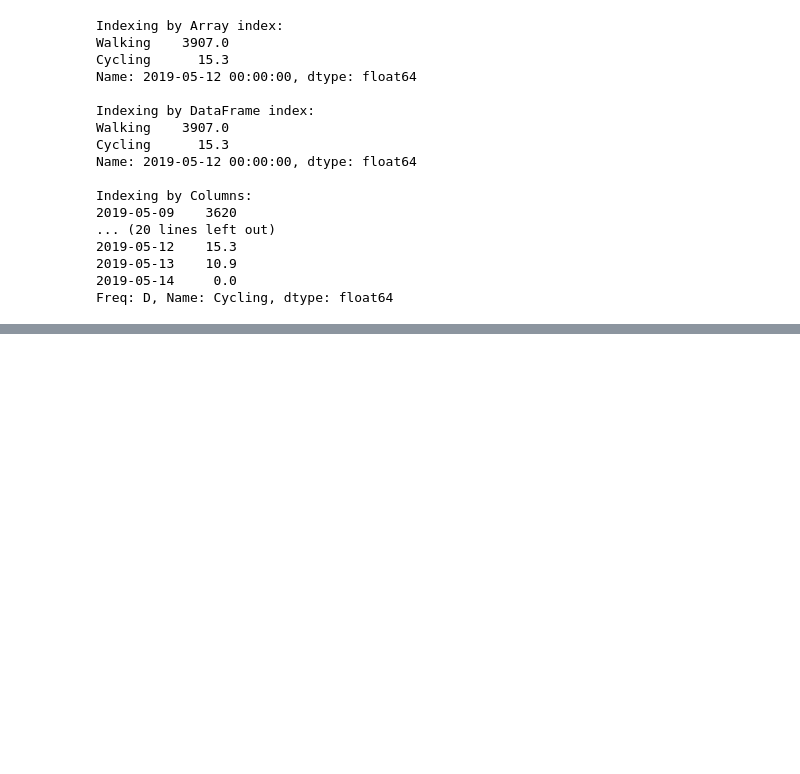
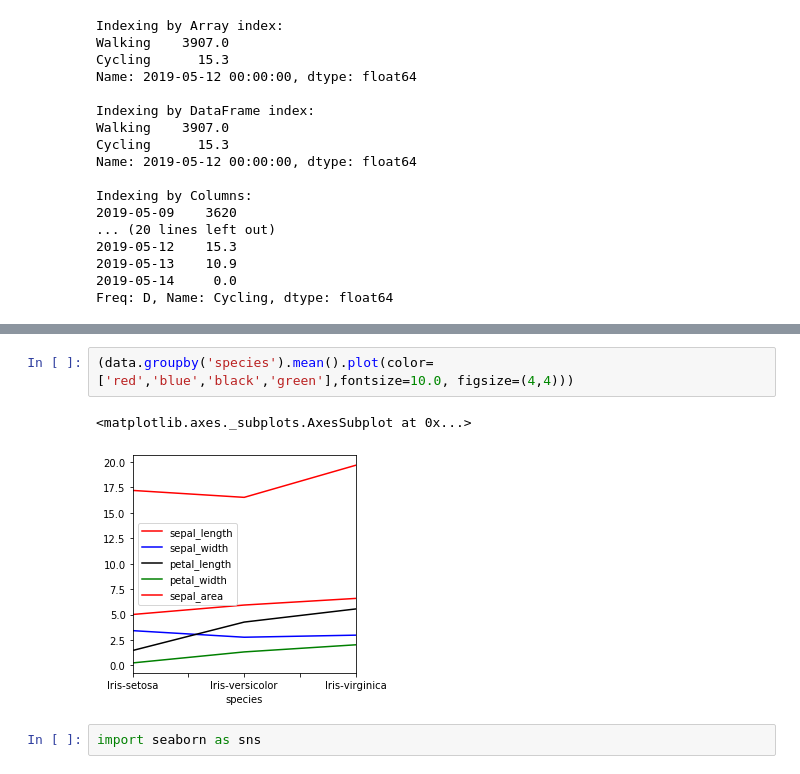
Before and after one commit to gtfuhr/ml, a Jupyter notebook: pandas/Pandas.ipynb, the cells around one changed output, grey strips where cells are left out. Saved outputs shown, nothing was run; the diff lists cells and outputs as text; blank space fills up the shorter version.

```diff
--- a/pandas/Pandas.ipynb
+++ b/pandas/Pandas.ipynb
@@ -152,0 +303,7 @@ Freq: D, Name: Cycling, dtype: float64
+# %%
+(data.groupby('species').mean().plot(color=['red','blue','black','green'],fontsize=10.0, figsize=(4,4)))
+# %% [output]
+<matplotlib.axes._subplots.AxesSubplot at 0x...>
+[figure, added]
+# %%
+import seaborn as sns
```
Also changed, not shown: parts of 21 cells of this notebook.
